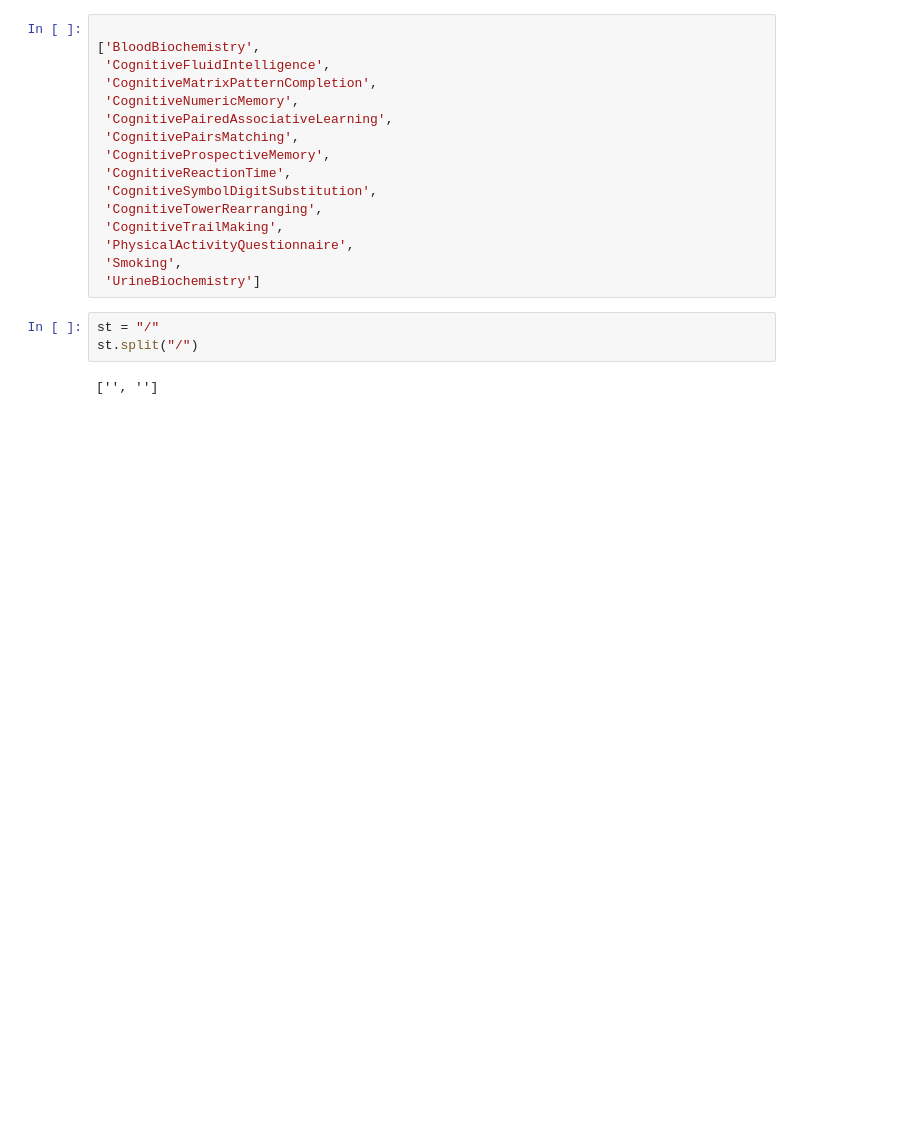
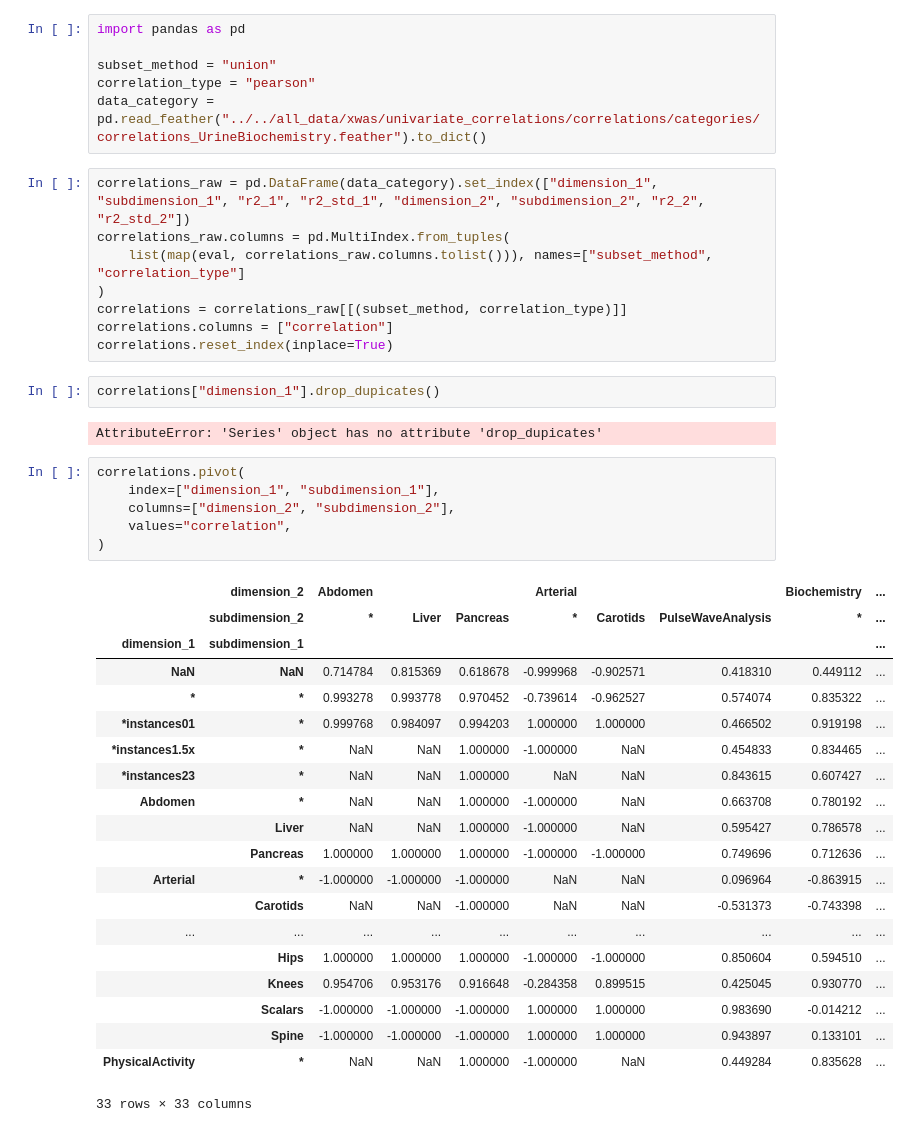
Before and after one commit to Deep-Learning-and-Aging/Website, a Jupyter notebook: dash_website/xwas/tries.ipynb, the cells around one changed output. Saved outputs shown, nothing was run; the diff lists cells and outputs as text; blank space fills up the shorter version.

Commit message:
Clean data xwas univ corr

```diff
--- a/dash_website/xwas/tries.ipynb
+++ b/dash_website/xwas/tries.ipynb
@@ -144,21 +1,45 @@ missing_cats
-# %%
-
-['BloodBiochemistry',
- 'CognitiveFluidIntelligence',
- 'CognitiveMatrixPatternCompletion',
- 'CognitiveNumericMemory',
- 'CognitivePairedAssociativeLearning',
- 'CognitivePairsMatching',
- 'CognitiveProspectiveMemory',
- 'CognitiveReactionTime',
- 'CognitiveSymbolDigitSubstitution',
- 'CognitiveTowerRearranging',
- 'CognitiveTrailMaking',
- 'PhysicalActivityQuestionnaire',
- 'Smoking',
- 'UrineBiochemistry']
-# %%
-st = "/"
-st.split("/")
-# %% [output]
-['', '']
+# %%
+import pandas as pd
+
+subset_method = "union"
+correlation_type = "pearson"
+data_category = pd.read_feather("../../all_data/xwas/univariate_correlations/correlations/categories/correlations_UrineBiochemistry.feather").to_dict()
+# %%
+correlations_raw = pd.DataFrame(data_category).set_index(["dimension_1", "subdimension_1", "r2_1", "r2_std_1", "dimension_2", "subdimension_2", "r2_2", "r2_std_2"])
+correlations_raw.columns = pd.MultiIndex.from_tuples(
+    list(map(eval, correlations_raw.columns.tolist())), names=["subset_method", "correlation_type"]
+)
+correlations = correlations_raw[[(subset_method, correlation_type)]]
+correlations.columns = ["correlation"]
+correlations.reset_index(inplace=True)
+# %%
+correlations["dimension_1"].drop_dupicates()
+# %% [output]
+AttributeError: 'Series' object has no attribute 'drop_dupicates'
+# %%
+correlations.pivot(
+    index=["dimension_1", "subdimension_1"],
+    columns=["dimension_2", "subdimension_2"],
+    values="correlation",
+)
+# %% [output]
+|  | dimension_2 | Abdomen |  |  | Arterial |  |  | Biochemistry | ... |
+|  | subdimension_2 | * | Liver | Pancreas | * | Carotids | PulseWaveAnalysis | * | ... |
+| dimension_1 | subdimension_1 |  |  |  |  |  |  |  | ... |
+| NaN | NaN | 0.714784 | 0.815369 | 0.618678 | -0.999968 | -0.902571 | 0.418310 | 0.449112 | ... |
+| * | * | 0.993278 | 0.993778 | 0.970452 | -0.739614 | -0.962527 | 0.574074 | 0.835322 | ... |
+| *instances01 | * | 0.999768 | 0.984097 | 0.994203 | 1.000000 | 1.000000 | 0.466502 | 0.919198 | ... |
+| *instances1.5x | * | NaN | NaN | 1.000000 | -1.000000 | NaN | 0.454833 | 0.834465 | ... |
+| *instances23 | * | NaN | NaN | 1.000000 | NaN | NaN | 0.843615 | 0.607427 | ... |
+| Abdomen | * | NaN | NaN | 1.000000 | -1.000000 | NaN | 0.663708 | 0.780192 | ... |
+|  | Liver | NaN | NaN | 1.000000 | -1.000000 | NaN | 0.595427 | 0.786578 | ... |
+|  | Pancreas | 1.000000 | 1.000000 | 1.000000 | -1.000000 | -1.000000 | 0.749696 | 0.712636 | ... |
+| Arterial | * | -1.000000 | -1.000000 | -1.000000 | NaN | NaN | 0.096964 | -0.863915 | ... |
+|  | Carotids | NaN | NaN | -1.000000 | NaN | NaN | -0.531373 | -0.743398 | ... |
+| ... | ... | ... | ... | ... | ... | ... | ... | ... | ... |
+|  | Hips | 1.000000 | 1.000000 | 1.000000 | -1.000000 | -1.000000 | 0.850604 | 0.594510 | ... |
+|  | Knees | 0.954706 | 0.953176 | 0.916648 | -0.284358 | 0.899515 | 0.425045 | 0.930770 | ... |
+|  | Scalars | -1.000000 | -1.000000 | -1.000000 | 1.000000 | 1.000000 | 0.983690 | -0.014212 | ... |
+|  | Spine | -1.000000 | -1.000000 | -1.000000 | 1.000000 | 1.000000 | 0.943897 | 0.133101 | ... |
+| PhysicalActivity | * | NaN | NaN | 1.000000 | -1.000000 | NaN | 0.449284 | 0.835628 | ... |
+33 rows × 33 columns
```
Also changed, not shown: parts of 12 cells of this notebook, 10 other files.
